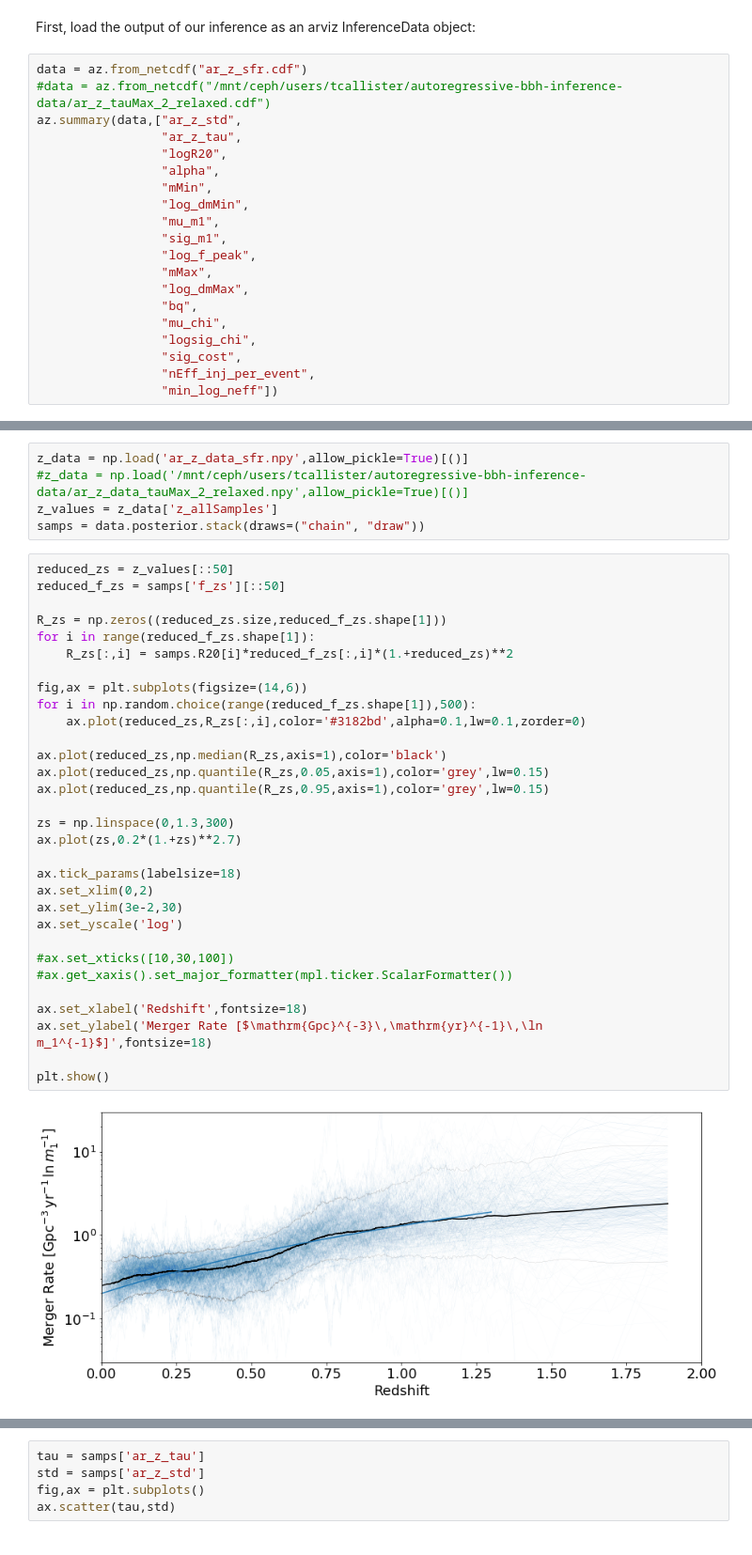
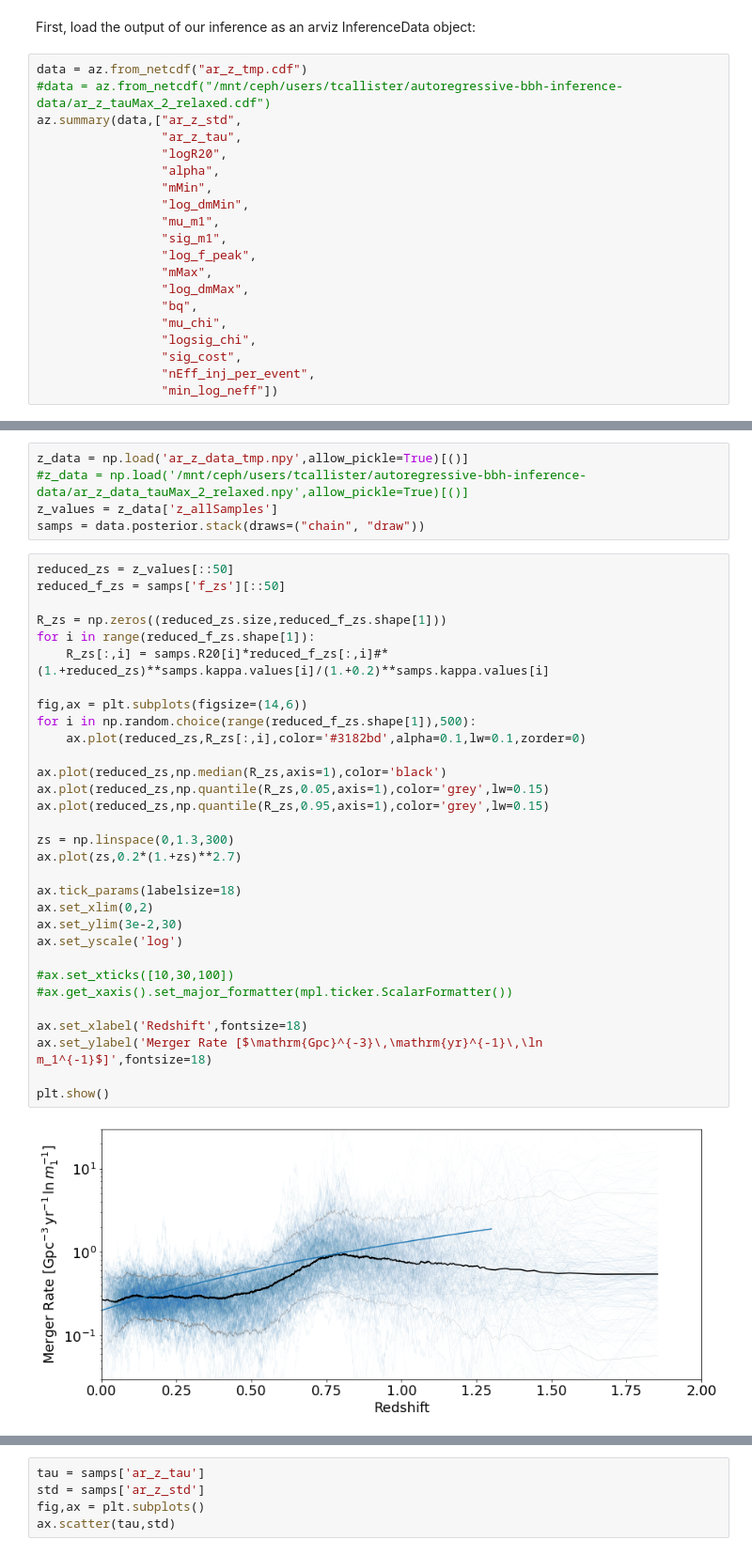
Before and after one commit to tcallister/autoregressive-bbh-inference, a Jupyter notebook: data/inspect_ar_z.ipynb, the cells around one changed output, grey strips where cells are left out. Shown at 94% size. Drawn from its saved outputs; the diff is of its cells as text.

```diff
--- a/data/inspect_ar_z.ipynb
+++ b/data/inspect_ar_z.ipynb
@@ -9,7 +9,7 @@ az.rcParams["plot.max_subplots"] = 80
 # %% [markdown]
 First, load the output of our inference as an arviz InferenceData object:
 # %%
-data = az.from_netcdf("ar_z_sfr.cdf")
+data = az.from_netcdf("ar_z_tmp.cdf")
 #data = az.from_netcdf("/mnt/ceph/users/tcallister/autoregressive-bbh-inference-data/ar_z_tauMax_2_relaxed.cdf")
 az.summary(data,["ar_z_std",
                  "ar_z_tau",
@@ -74,5 +74,5 @@ plt.show()
 # %%
-z_data = np.load('ar_z_data_sfr.npy',allow_pickle=True)[()]
+z_data = np.load('ar_z_data_tmp.npy',allow_pickle=True)[()]
 #z_data = np.load('/mnt/ceph/users/tcallister/autoregressive-bbh-inference-data/ar_z_data_tauMax_2_relaxed.npy',allow_pickle=True)[()]
 z_values = z_data['z_allSamples']
 samps = data.posterior.stack(draws=("chain", "draw"))
@@ -80,35 +80,35 @@ samps = data.posterior.stack(draws=("chain", "draw"))
 reduced_zs = z_values[::50]
 reduced_f_zs = samps['f_zs'][::50]
 
 R_zs = np.zeros((reduced_zs.size,reduced_f_zs.shape[1]))
 for i in range(reduced_f_zs.shape[1]):
-    R_zs[:,i] = samps.R20[i]*reduced_f_zs[:,i]*(1.+reduced_zs)**2
+    R_zs[:,i] = samps.R20[i]*reduced_f_zs[:,i]#*(1.+reduced_zs)**samps.kappa.values[i]/(1.+0.2)**samps.kappa.values[i]
 
 fig,ax = plt.subplots(figsize=(14,6))
 for i in np.random.choice(range(reduced_f_zs.shape[1]),500):
     ax.plot(reduced_zs,R_zs[:,i],color='#3182bd',alpha=0.1,lw=0.1,zorder=0)
 
 ax.plot(reduced_zs,np.median(R_zs,axis=1),color='black')
 ax.plot(reduced_zs,np.quantile(R_zs,0.05,axis=1),color='grey',lw=0.15)
 ax.plot(reduced_zs,np.quantile(R_zs,0.95,axis=1),color='grey',lw=0.15)
 
 zs = np.linspace(0,1.3,300)
 ax.plot(zs,0.2*(1.+zs)**2.7)
 
 ax.tick_params(labelsize=18)
 ax.set_xlim(0,2)
 ax.set_ylim(3e-2,30)
 ax.set_yscale('log')
 
 #ax.set_xticks([10,30,100])
 #ax.get_xaxis().set_major_formatter(mpl.ticker.ScalarFormatter())
 
 ax.set_xlabel('Redshift',fontsize=18)
 ax.set_ylabel('Merger Rate [$\mathrm{Gpc}^{-3}\,\mathrm{yr}^{-1}\,\ln m_1^{-1}$]',fontsize=18)
 
 plt.show()
 # %% [output]
-[figure, old version]
+[figure, new version]
 # %%
 data_alt = az.from_netcdf("ar_z.cdf")
 samps_alt = data_alt.posterior.stack(draws=("chain", "draw"))
```
Also changed, not shown: parts of 4 cells of this notebook, 2 other files.
